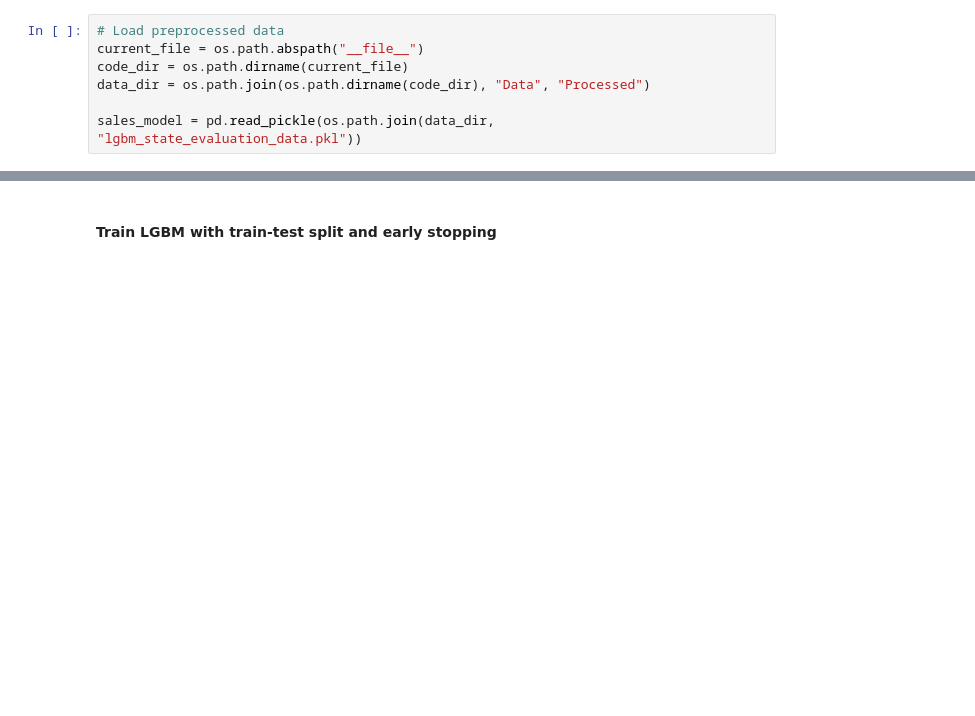
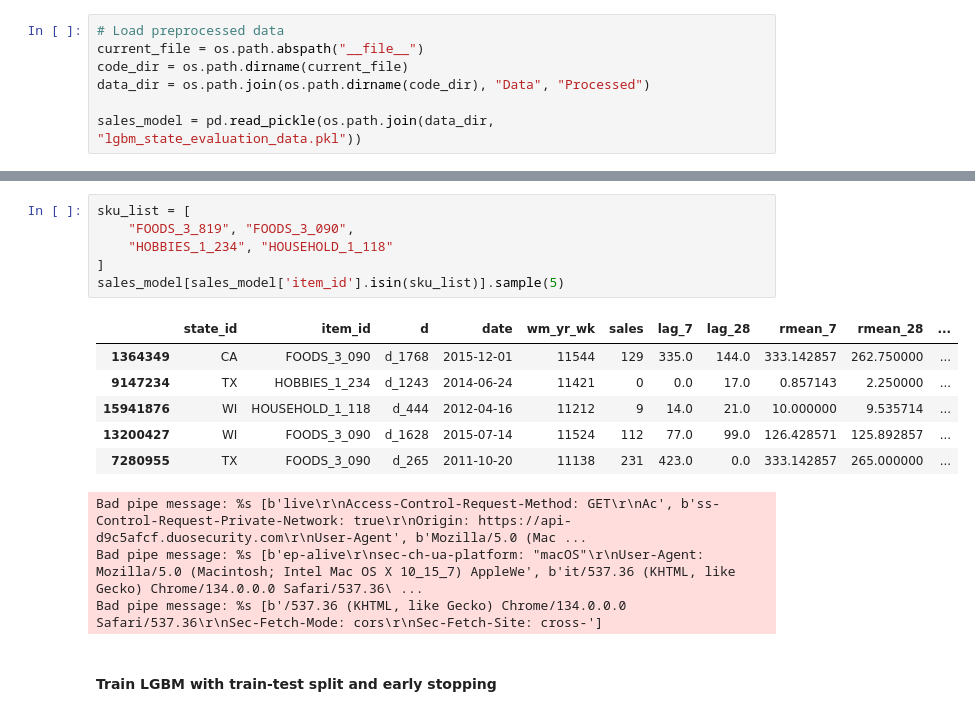
Before and after one commit to Clairey33/IOE541-Project----From-Forecasts-to-Fulfillment, a Jupyter notebook: Code/lgbm_forecast.ipynb, the cells around one changed output, grey strips where cells are left out. Saved outputs shown, nothing was run; the diff lists cells and outputs as text; blank space fills up the shorter version.

```diff
--- a/Code/lgbm_forecast.ipynb
+++ b/Code/lgbm_forecast.ipynb
@@ -565,3 +565,19 @@ sales_model.head()
+# %%
+sku_list = [
+    "FOODS_3_819", "FOODS_3_090",
+    "HOBBIES_1_234", "HOUSEHOLD_1_118"
+]
+sales_model[sales_model['item_id'].isin(sku_list)].sample(5)
+# %% [output]
+|  | state_id | item_id | d | date | wm_yr_wk | sales | lag_7 | lag_28 | rmean_7 | rmean_28 | ... |
+| 1364349 | CA | FOODS_3_090 | d_1768 | 2015-12-01 | 11544 | 129 | 335.0 | 144.0 | 333.142857 | 262.750000 | ... |
+| 9147234 | TX | HOBBIES_1_234 | d_1243 | 2014-06-24 | 11421 | 0 | 0.0 | 17.0 | 0.857143 | 2.250000 | ... |
+| 15941876 | WI | HOUSEHOLD_1_118 | d_444 | 2012-04-16 | 11212 | 9 | 14.0 | 21.0 | 10.000000 | 9.535714 | ... |
+| 13200427 | WI | FOODS_3_090 | d_1628 | 2015-07-14 | 11524 | 112 | 77.0 | 99.0 | 126.428571 | 125.892857 | ... |
+| 7280955 | TX | FOODS_3_090 | d_265 | 2011-10-20 | 11138 | 231 | 423.0 | 0.0 | 333.142857 | 265.000000 | ... |
+Bad pipe message: %s [b'live\r\nAccess-Control-Request-Method: GET\r\nAc', b'ss-Control-Request-Private-Network: true\r\nOrigin: https://api-d9c5afcf.duosecurity.com\r\nUser-Agent', b'Mozilla/5.0 (Mac ...
+Bad pipe message: %s [b'ep-alive\r\nsec-ch-ua-platform: "macOS"\r\nUser-Agent: Mozilla/5.0 (Macintosh; Intel Mac OS X 10_15_7) AppleWe', b'it/537.36 (KHTML, like Gecko) Chrome/134.0.0.0 Safari/537.36\ ...
+Bad pipe message: %s [b'/537.36 (KHTML, like Gecko) Chrome/134.0.0.0 Safari/537.36\r\nSec-Fetch-Mode: cors\r\nSec-Fetch-Site: cross-']
 # %% [markdown]
 #### Train LGBM with train-test split and early stopping
 # %%
```
Also changed, not shown: parts of 1 cell of this notebook, 5 other files.
